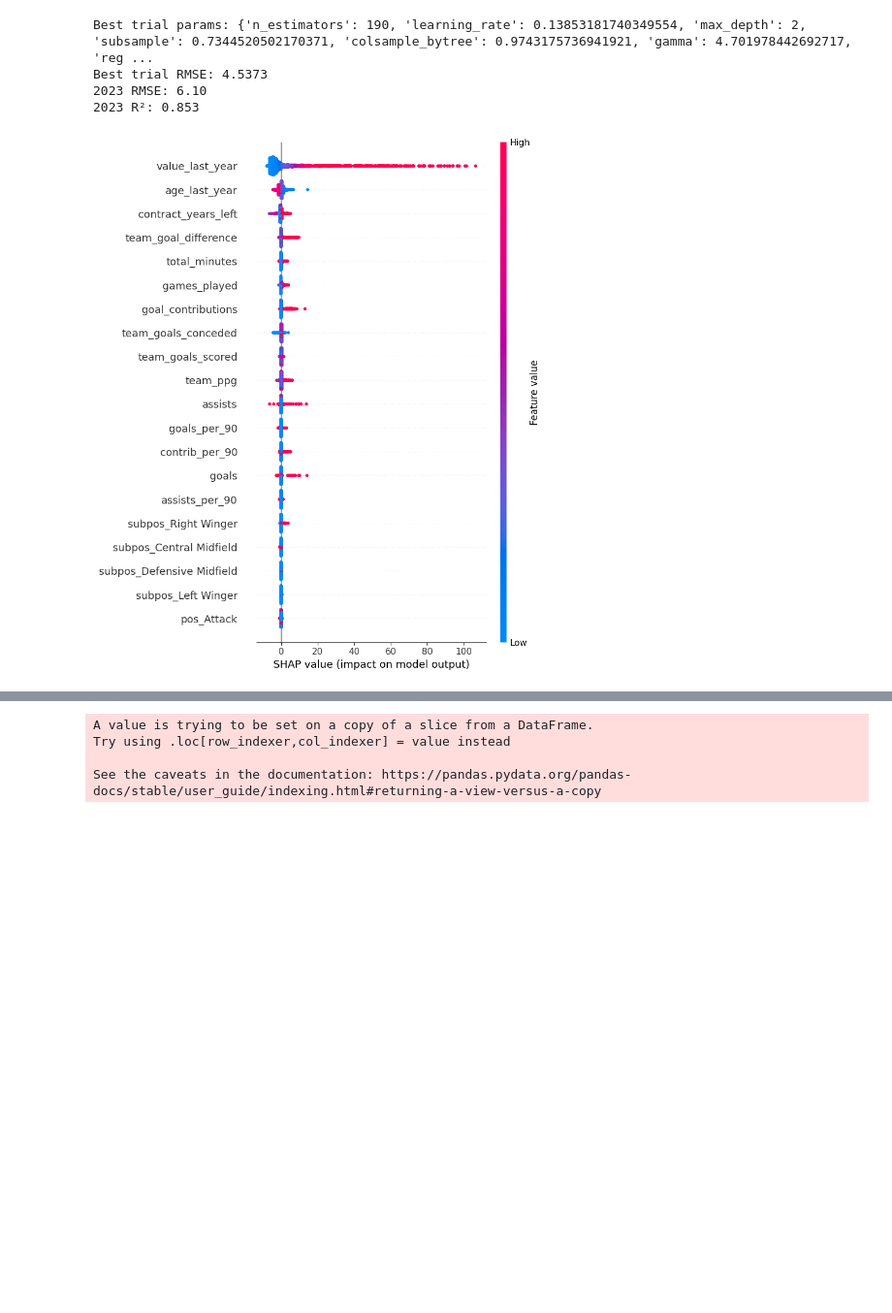
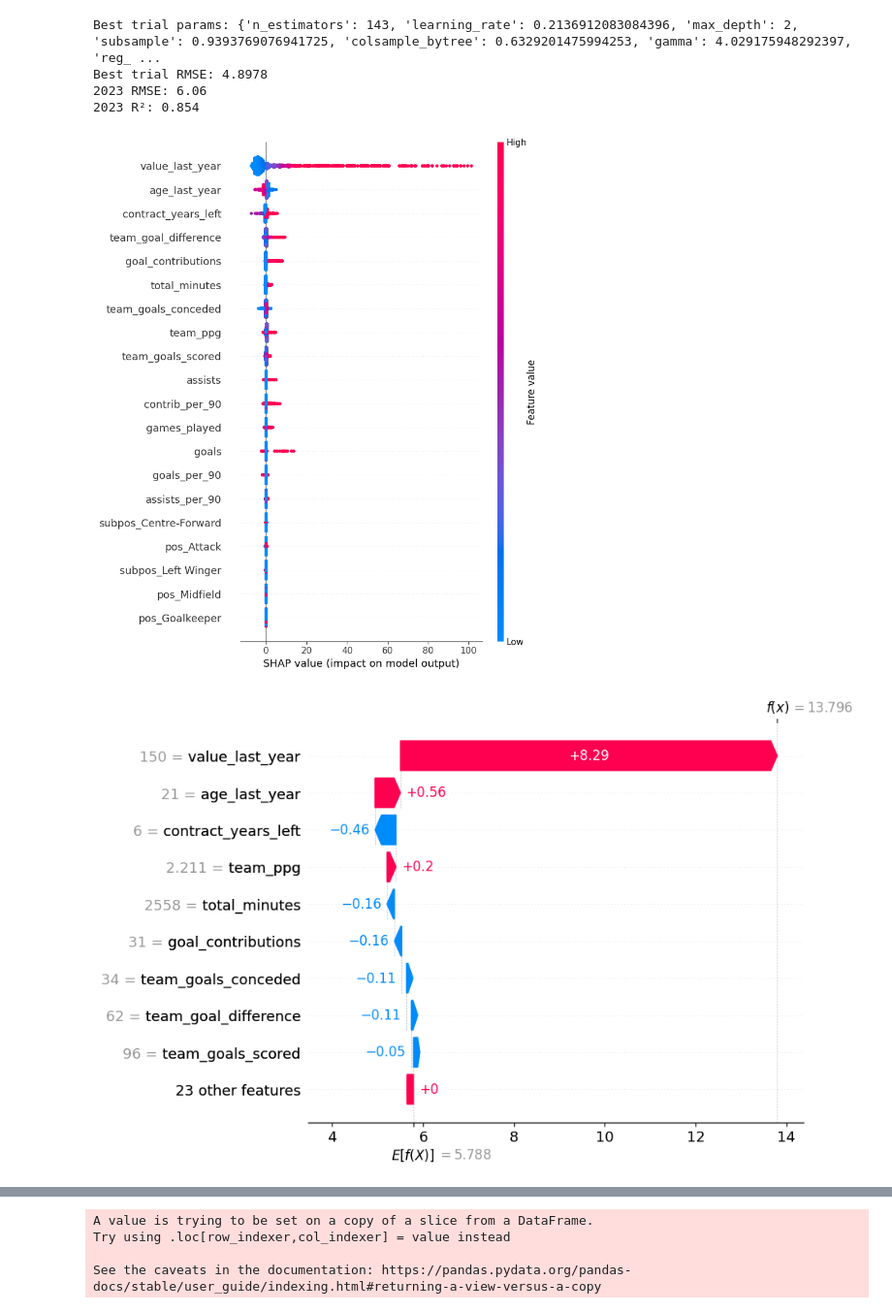
Before and after one commit to tomknuckey/football_player_value_predictions, a Jupyter notebook: decision_tree_forecasting.ipynb, the cells around one changed output, grey strips where cells are left out. Shown: that part at 97% size. Cells and saved outputs as stored; diff of their text form; code cells hidden in the pictures; blank space fills up the shorter version.

Commit message:
Creating Plots for XG Boost model explainability

```diff
--- a/decision_tree_forecasting.ipynb
+++ b/decision_tree_forecasting.ipynb
@@ -63,12 +60,13 @@ def objective(
 
     return sum(rmse_scores) / len(rmse_scores)  # Average RMSE across folds
 # %%
+
 def predict_future_values(
     train_df: pd.DataFrame,
     test_df: pd.DataFrame,
     prediction_years: List[int],
     features: List[str],
-    n_trials: int = 100,
+    n_trials: int = 5,
 ) -> Tuple[pd.DataFrame, XGBRegressor, pd.Series]:
     """
     Predicts future player values for specified years using XGBoost and Optuna hyperparameter tuning.
@@ -122,7 +120,8 @@ def predict_future_values(
         if i == 0:
             y_test = current_df[target]
             analysis_result(current_df, y_test, year, target)
-            create_shapley_values_plots(model, X_train, features)
+            create_shapley_values_plots(model, X_train, X_test, features)
+            plot_feature_importance(model, features)
         else:
             current_df["age"] = current_df["age_last_year"] + 1
 
@@ -142,5 +141,5 @@ def predict_future_values(
     return all_predictions_df, model, y_test
 # %%
 forecast_df, regressor, y_test = predict_future_values(    pdf_train,
-    pdf_test, [2023, 2024, 2025, 2026, 2027, 2028], features)
+    pdf_test, [2023, 2024, 2025, 2026, 2027, 2028, 2029, 2030, 2031, 2032], features)
 # %% [output]
@@ -164,5 +152,6 @@ forecast_df, regressor, y_test = predict_future_values(    pdf_train,
-Best trial params: {'n_estimators': 190, 'learning_rate': 0.13853181740349554, 'max_depth': 2, 'subsample': 0.7344520502170371, 'colsample_bytree': 0.9743175736941921, 'gamma': 4.701978442692717, 'reg ...
-Best trial RMSE: 4.5373
-2023 RMSE: 6.10
-2023 R²: 0.853
+Best trial params: {'n_estimators': 143, 'learning_rate': 0.2136912083084396, 'max_depth': 2, 'subsample': 0.9393769076941725, 'colsample_bytree': 0.6329201475994253, 'gamma': 4.029175948292397, 'reg_ ...
+Best trial RMSE: 4.8978
+2023 RMSE: 6.06
+2023 R²: 0.854
-[figure, old version]
+[figure, new version]
+[figure, added]
```
Also changed, not shown: parts of 7 cells of this notebook, 6 other files.
